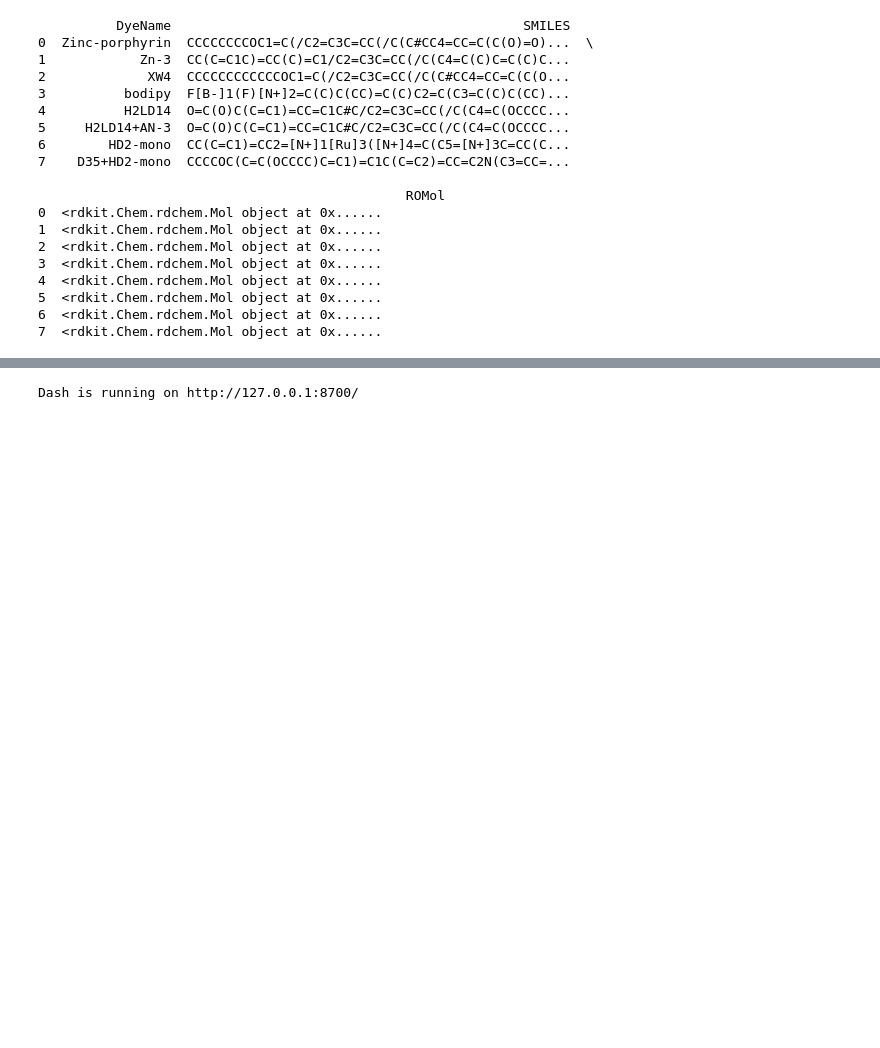
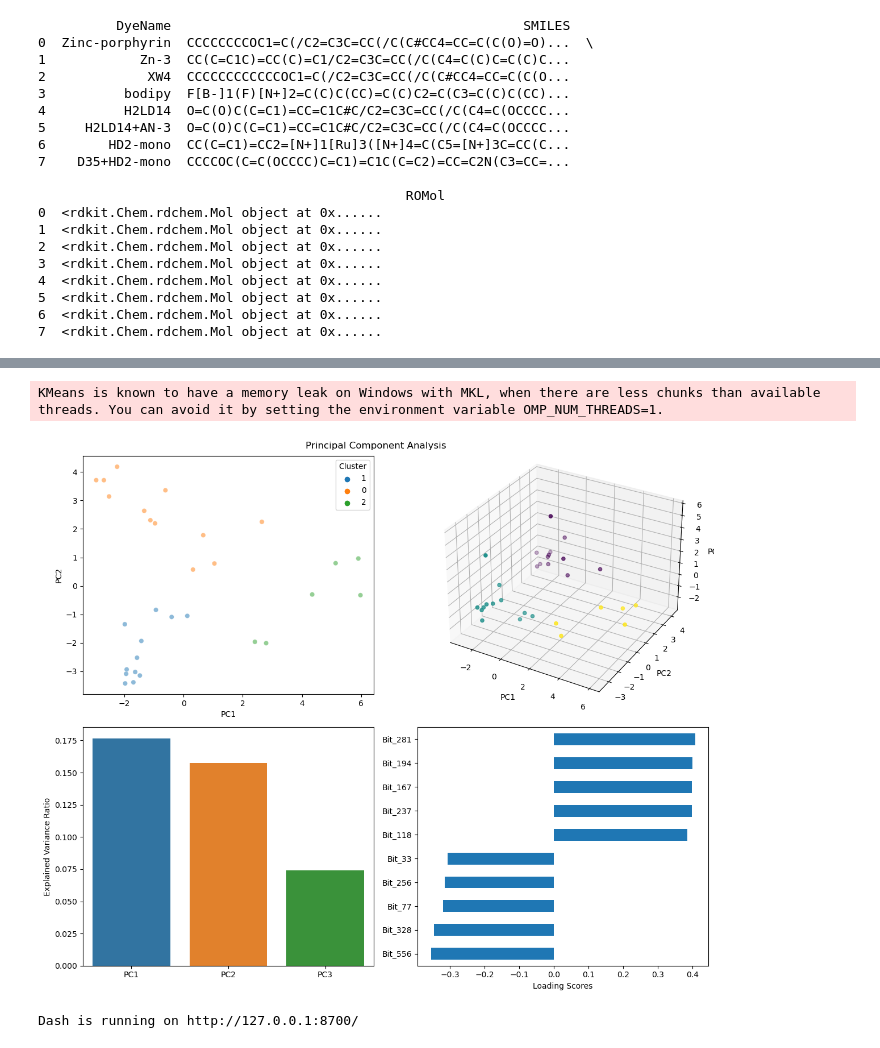
Before and after one commit to PaulC61/DSSCDB, a Jupyter notebook: co_sens_ul.ipynb, the cells around one changed output, grey strips where cells are left out. Cells and saved outputs as stored; diff of their text form; code cells hidden in the pictures; blank space fills up the shorter version.

Commit message:
Clustering

```diff
--- a/co_sens_ul.ipynb
+++ b/co_sens_ul.ipynb
@@ -194,11 +175,25 @@ KMeans is known to have a memory leak on Windows with MKL, when there are less c
 # %%
+k_means = KMeans(n_clusters=3, n_init=15)
+k_means.fit(rdkit_df)
+
+
 component_names = ["PC1", "PC2", "PC3"]
 pca = PCA(n_components=3)
 
 co_sens_pca = pd.DataFrame(data=pca.fit_transform(rdkit_df), columns=component_names)
-
+co_sens_pca["Cluster"] = [str(i) for i in k_means.labels_]
 # ---- k_means ----
 
 
 co_sens_pca_SMILES = pd.concat([co_sens_pca, final_co_sens_lib["SMILES"]], axis="columns")
+
+co_sens_library = pd.concat([final_co_sens_lib["DyeName"], co_sens_pca_SMILES], axis="columns")
+
+
+co_sens_library.to_csv("co_sensitizer_resolved.csv")
+
+my_funcs.pca_dashboard(original_data=rdkit_df, pca=pca, pca_data=co_sens_pca_SMILES, hue="Cluster")
+# %% [output]
+KMeans is known to have a memory leak on Windows with MKL, when there are less chunks than available threads. You can avoid it by setting the environment variable OMP_NUM_THREADS=1.
+[figure, added]
 # %%
```
Also changed, not shown: parts of 5 cells of this notebook, 7 other files.
